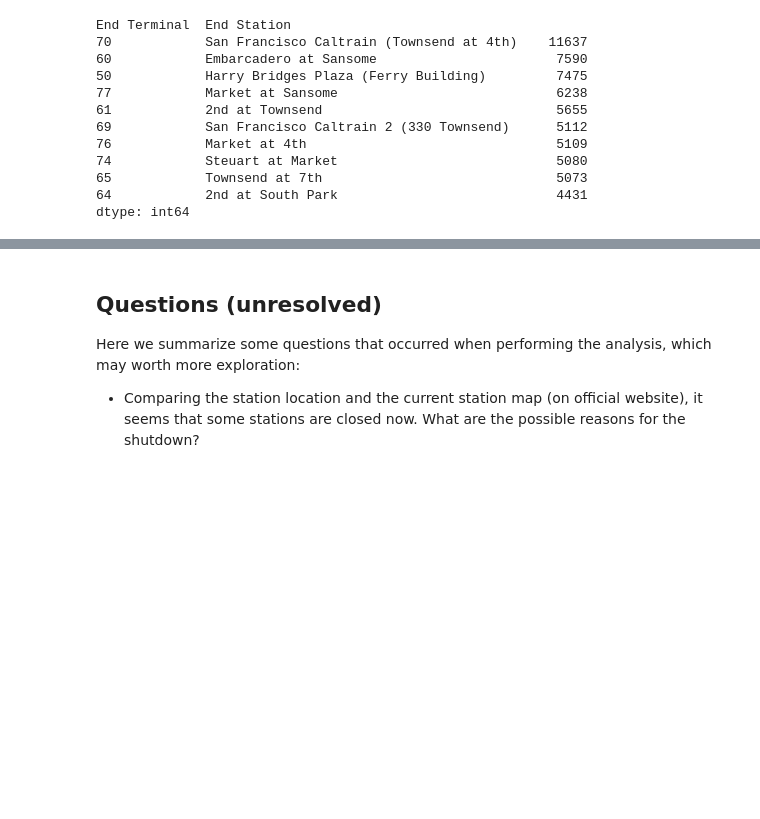
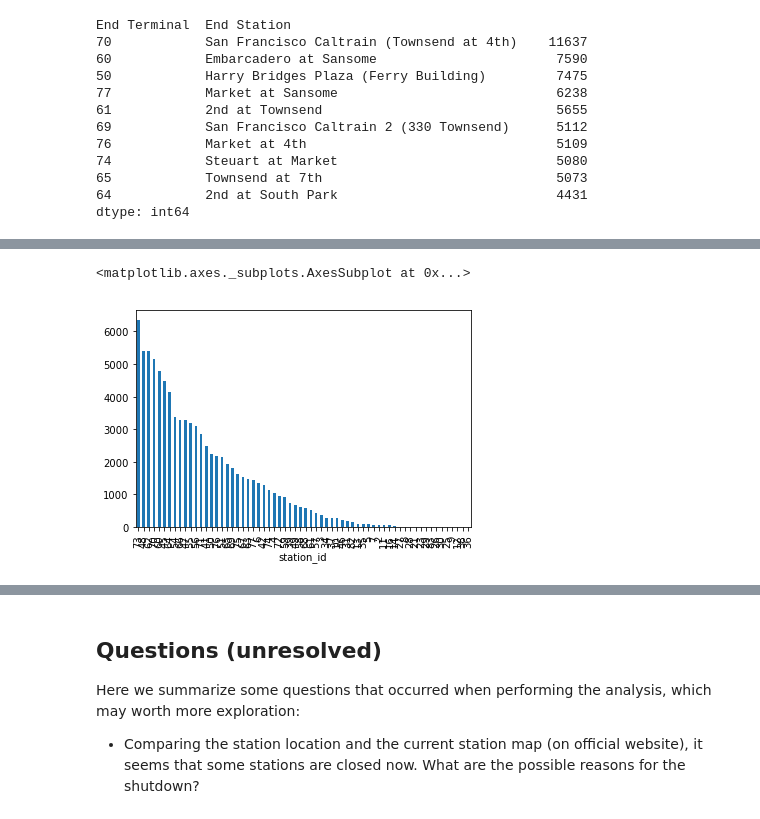
Before and after one commit to 2204bestdvd/Springboard-capstone, a Jupyter notebook: bike_share_eda.ipynb, the cells around one changed output, grey strips where cells are left out. Cells and saved outputs as stored; diff of their text form; code cells hidden in the pictures; blank space fills up the shorter version.

```diff
--- a/bike_share_eda.ipynb
+++ b/bike_share_eda.ipynb
@@ -191,0 +254,7 @@ dtype: int64
+# %%
+# Distribution of the total time duration where no bikes are available
+zero_bike = station_status[station_status.bikes_available == 0]
+zero_bike.groupby('station_id').size().sort_values(ascending=False).plot(kind='bar')
+# %% [output]
+<matplotlib.axes._subplots.AxesSubplot at 0x...>
+[figure, added]
```
Also changed, not shown: parts of 17 cells of this notebook.
